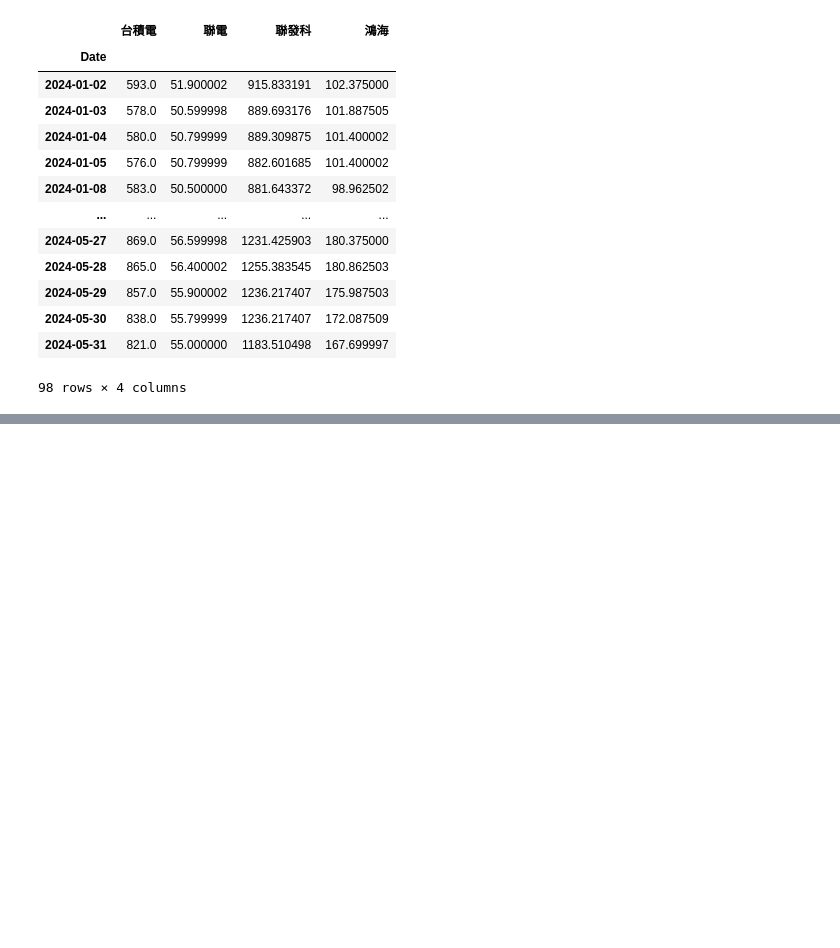
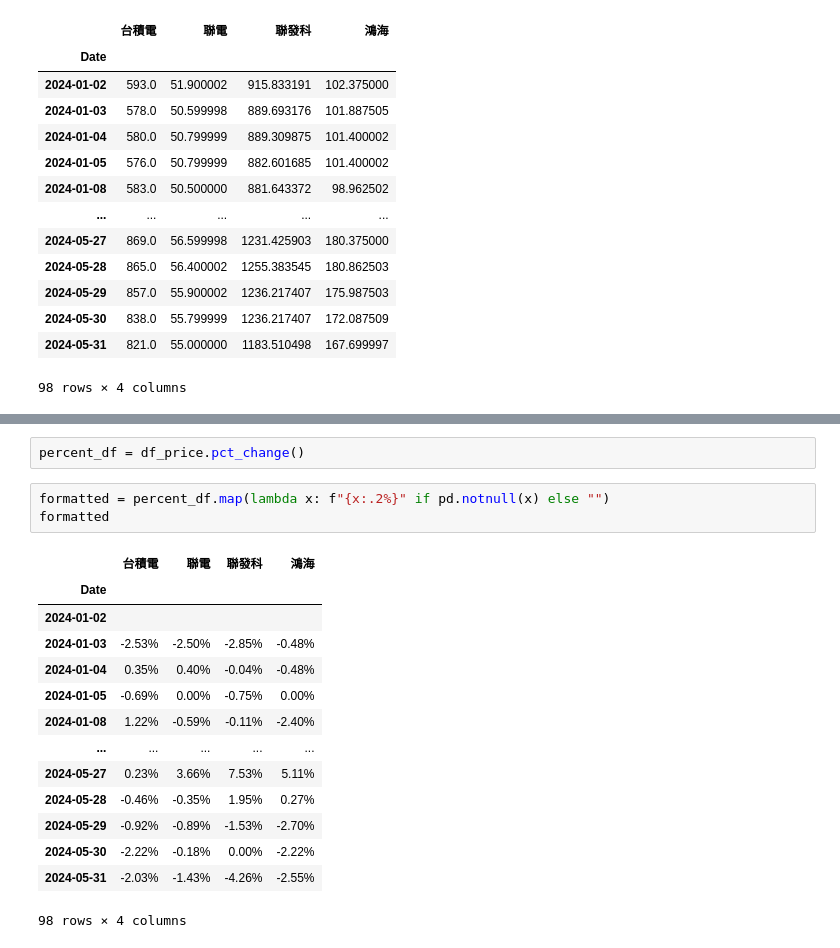
Before and after one commit to SalirOwen/test_test, a Jupyter notebook: lesson19/lesson19_1.ipynb, the cells around one changed output, grey strips where cells are left out. Saved outputs shown, nothing was run; the diff lists cells and outputs as text; blank space fills up the shorter version.

```diff
--- a/lesson19/lesson19_1.ipynb
+++ b/lesson19/lesson19_1.ipynb
@@ -71,0 +128,20 @@ df_price
+# %%
+percent_df = df_price.pct_change()
+# %%
+formatted = percent_df.map(lambda x: f"{x:.2%}" if pd.notnull(x) else "")
+formatted
+# %% [output]
+|  | 台積電 | 聯電 | 聯發科 | 鴻海 |
+| Date |  |  |  |  |
+| 2024-01-02 |  |  |  |  |
+| 2024-01-03 | -2.53% | -2.50% | -2.85% | -0.48% |
+| 2024-01-04 | 0.35% | 0.40% | -0.04% | -0.48% |
+| 2024-01-05 | -0.69% | 0.00% | -0.75% | 0.00% |
+| 2024-01-08 | 1.22% | -0.59% | -0.11% | -2.40% |
+| ... | ... | ... | ... | ... |
+| 2024-05-27 | 0.23% | 3.66% | 7.53% | 5.11% |
+| 2024-05-28 | -0.46% | -0.35% | 1.95% | 0.27% |
+| 2024-05-29 | -0.92% | -0.89% | -1.53% | -2.70% |
+| 2024-05-30 | -2.22% | -0.18% | 0.00% | -2.22% |
+| 2024-05-31 | -2.03% | -1.43% | -4.26% | -2.55% |
+98 rows × 4 columns
```
Also changed, not shown: parts of 5 cells of this notebook, 8 other files.
